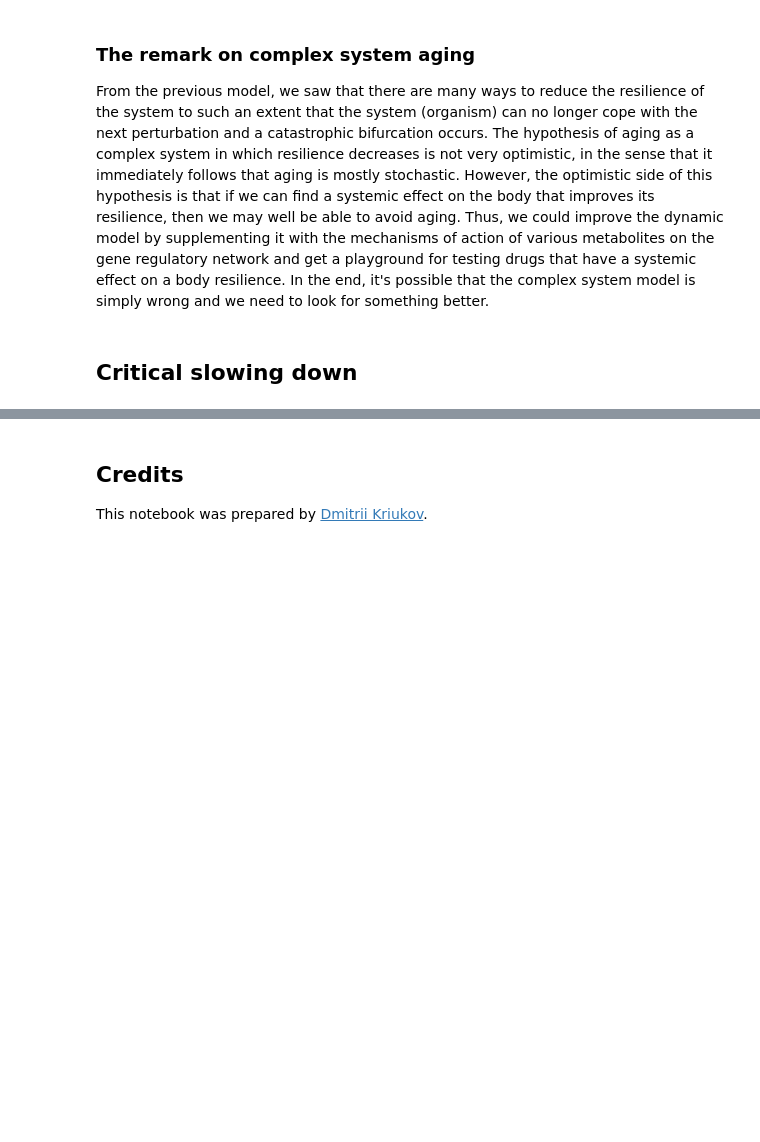
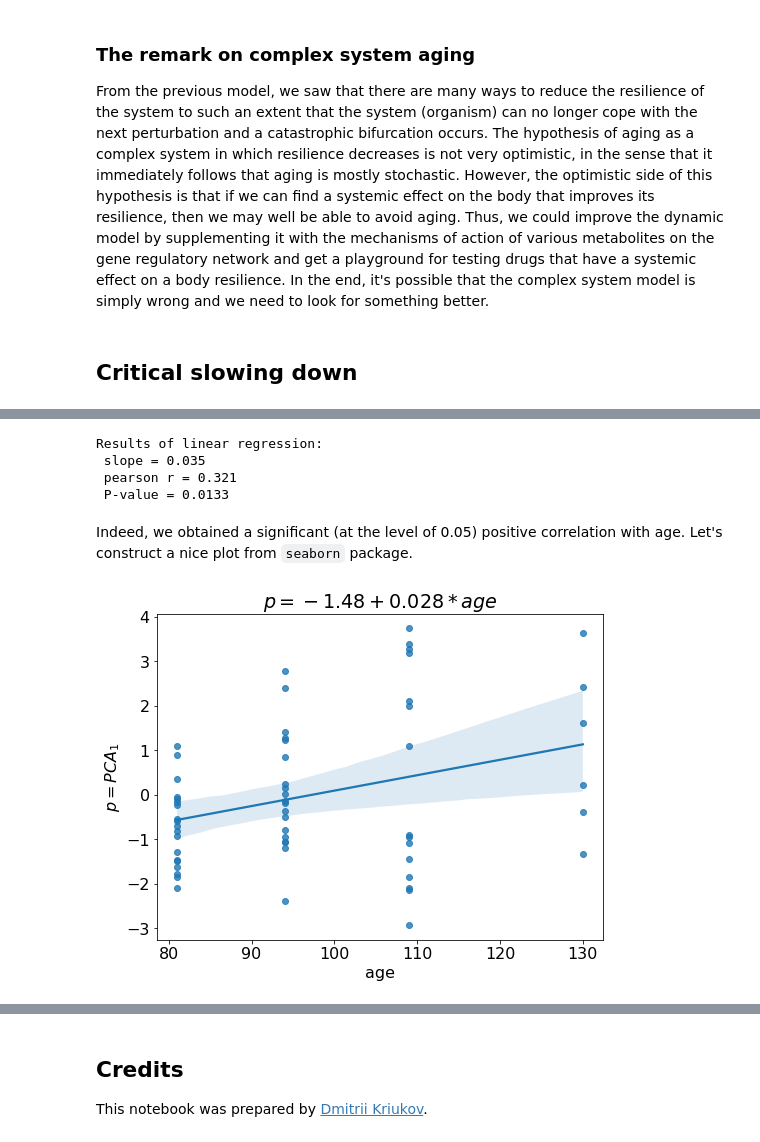
Before and after one commit to ComputationalAgingLab/computational_aging_course, a Jupyter notebook: _sources/dyn/system_resilience.ipynb, the cells around one changed output, grey strips where cells are left out. Drawn from its saved outputs; the diff is of its cells as text; code cells hidden in the pictures; blank space fills up the shorter version.

```diff
--- a/_sources/dyn/system_resilience.ipynb
+++ b/_sources/dyn/system_resilience.ipynb
@@ -1191,0 +1362,6 @@ From the previous model, we saw that there are many ways to reduce the resilienc
+# %%
+from sklearn.decomposition import PCA
+from scipy.stats import linregress
+
+p = PCA(3).fit_transform(X)
+tmp = pd.DataFrame([*p.tolist()], columns=['pca1', 'pca2', 'pca3']).join(dff[['age', 'uid']].reset_index())
@@ -1191,0 +1375,19 @@ From the previous model, we saw that there are many ways to reduce the resilienc
+# %%
+#fit linear regression
+(slope, intercept, r_corr, pval, _) = linregress(tmp['age'], tmp['pca1'])
+print('Results of linear regression:')
+print(f" slope = {round(slope,3)}\n pearson r = {round(r_corr, 3)}\n P-value = {round(pval, 4)}")
+# %% [output]
+Results of linear regression:
+ slope = 0.035
+ pearson r = 0.321
+ P-value = 0.0133
+# %% [markdown]
+Indeed, we obtained a significant (at the level of 0.05) positive correlation with age. Let's construct a nice plot from `seaborn` package.
+# %%
+plt.figure(figsize=(8,6))
+ax = sns.regplot(x='age', y='pca1', data=tmp,  x_ci='sd', scatter=True)
+ax.set_title(f'$p = {round(intercept, 2)} + {round(slope, 3)}*age$');
+ax.set_ylabel('$p=PCA_1$');
+# %% [output]
+[figure, added]
```
Also changed, not shown: parts of 33 cells of this notebook, 14 other files.
